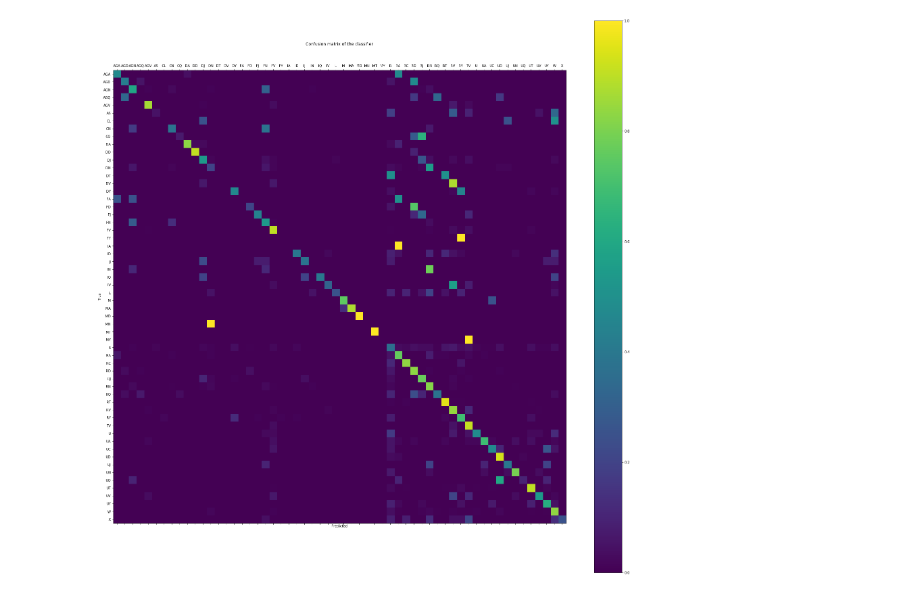
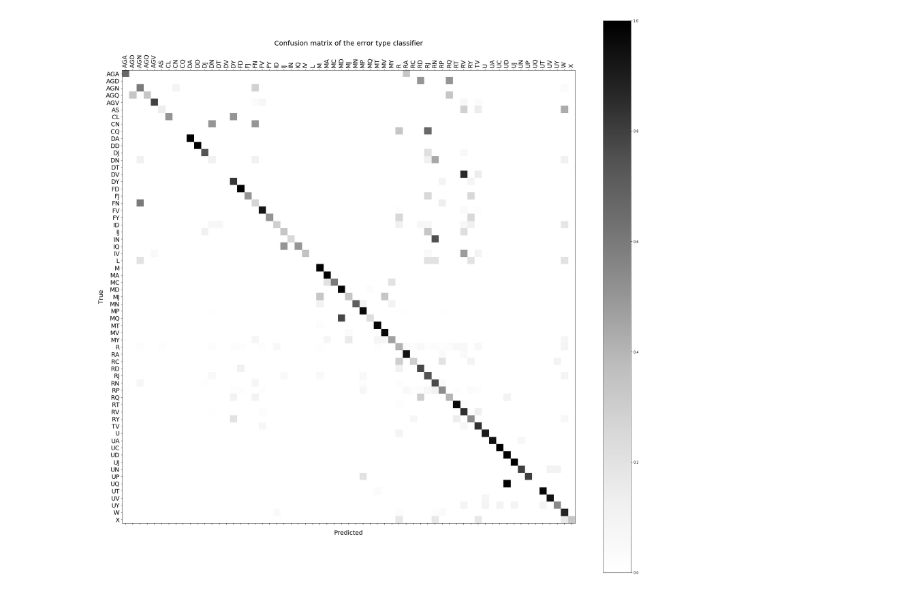
Before and after one commit to leticiawanderley/cmput664, a Jupyter notebook: Error type classification - Random Forest.ipynb, the cells around one changed output. Cells and saved outputs as stored; diff of their text form; code cells hidden in the pictures.

```diff
--- a/Error type classification - Random Forest.ipynb
+++ b/Error type classification - Random Forest.ipynb
@@ -117,16 +137,25 @@ print(cm_norm)
 # %%
 import numpy as np
-fig = plt.figure(figsize=(30,30))
-ax = fig.add_subplot(111)
-cax = ax.matshow(cm_norm)
-plt.title('Confusion matrix of the classifier')
-fig.colorbar(cax)
-ax.set_xticks(np.arange(len(labels)))
-ax.set_yticks(np.arange(len(labels)))
-ax.set_xticklabels(labels)
-ax.set_yticklabels(labels)
-plt.xlabel('Predicted')
-plt.ylabel('True')
-plt.show()
+from sklearn.metrics import confusion_matrix
+def build_matrix(y_test, predictions):
+    labels = sorted(list(set(list(y_test) + list(predictions))))
+    cm = confusion_matrix(y_test, predictions, labels)
+    cm_norm = cm.astype('float') / cm.sum(axis=1)[:, np.newaxis]
+    fig = plt.figure(figsize=(30,30))
+    ax = fig.add_subplot(111)
+    #cax = ax.matshow(cm_norm)
+    cax = ax.matshow(cm_norm, cmap=plt.cm.Greys)
+    plt.title('Confusion matrix of the error type classifier', fontsize=20)
+    fig.colorbar(cax)
+    ax.set_xticks(np.arange(len(labels)))
+    ax.set_yticks(np.arange(len(labels)))
+    ax.set_xticklabels(labels, fontsize=18, rotation=90)
+    ax.set_yticklabels(labels, fontsize=18)
+    plt.xlabel('Predicted', fontsize=18, labelpad=20)
+    plt.ylabel('True', fontsize=18)
+    #plt.show()
+    plt.savefig('confusion_matrix.png')
-# %% [output]
-[figure, removed]
+# %%
+build_matrix(real_y, predicted_y)
+# %% [output]
+[figure, added]
```
Also changed, not shown: parts of 10 cells of this notebook, 8 other files.
